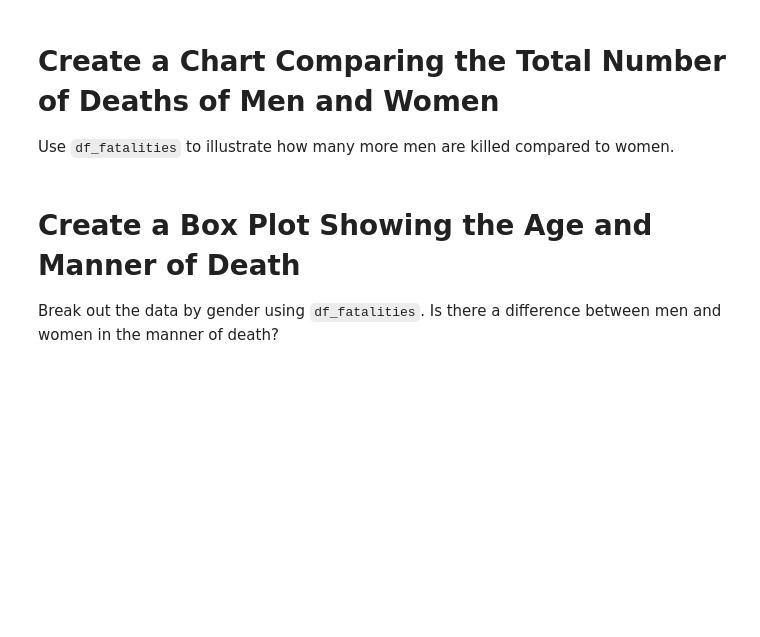
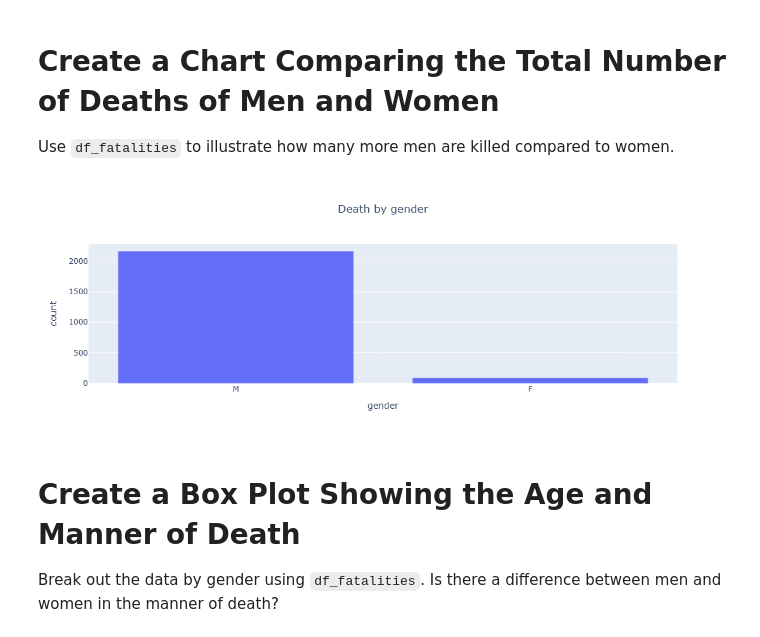
Before and after one commit to Bill-khk/Data-analysis, a Jupyter notebook: FatalForce/Fatal_Force.ipynb, the cells around one changed output. Cells and saved outputs as stored; diff of their text form; code cells hidden in the pictures; blank space fills up the shorter version.

```diff
--- a/FatalForce/Fatal_Force.ipynb
+++ b/FatalForce/Fatal_Force.ipynb
@@ -359,6 +359,14 @@ fig4.show()
 # Create a Chart Comparing the Total Number of Deaths of Men and Women
 
 Use `df_fatalities` to illustrate how many more men are killed compared to women.
+# %%
+sex_death_g = df_fatalities['gender'].value_counts().reset_index()
+# %%
+fig5 = px.bar(sex_death_g, x='gender', y='count', title='Death by gender', width=400, height=400)
+fig5.update_layout(title_x=0.5)
+fig5.show()
+# %% [output]
+[figure, added]
 # %% [markdown]
 # Create a Box Plot Showing the Age and Manner of Death
 
```
